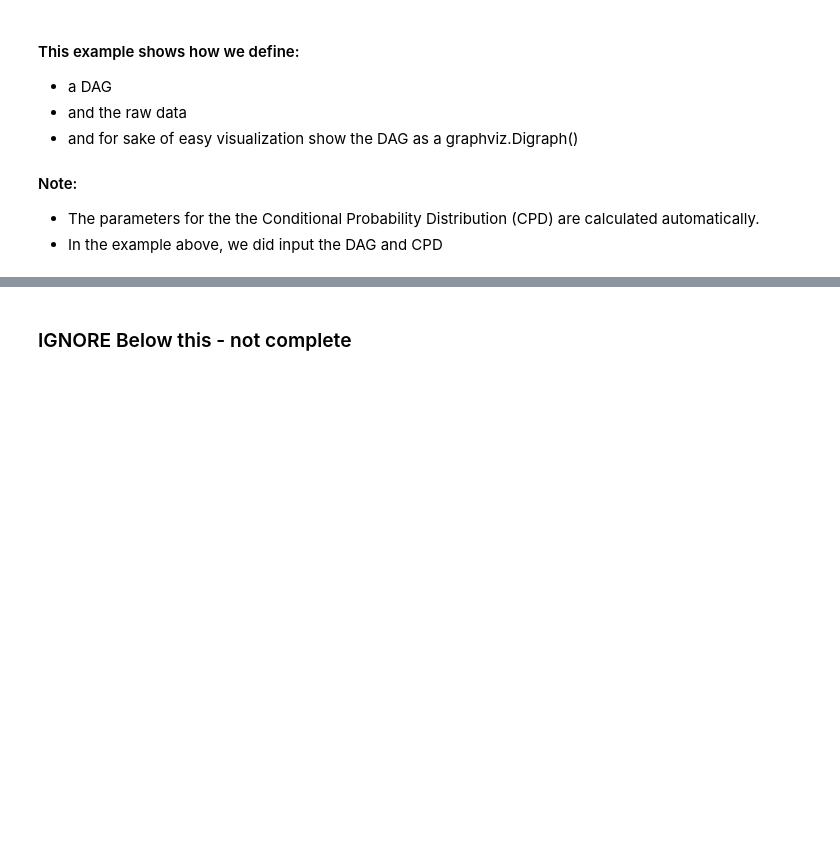
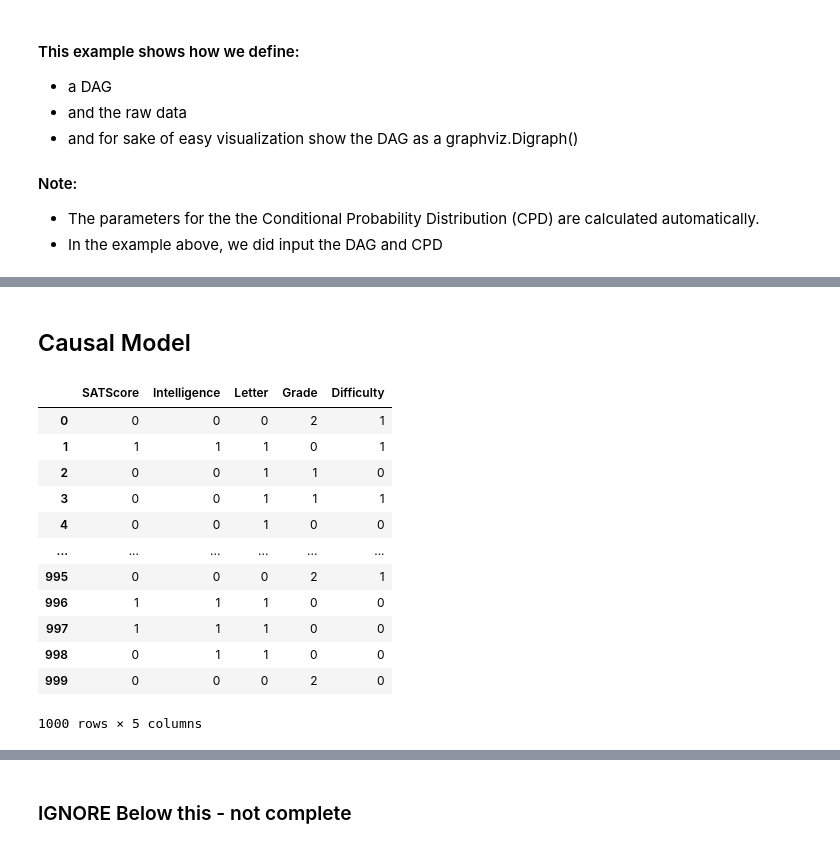
Before and after one commit to bjoydeep/causal-analytics, a Jupyter notebook: introduction.ipynb, the cells around one changed output, grey strips where cells are left out. Saved outputs shown, nothing was run; the diff lists cells and outputs as text; code cells hidden in the pictures; blank space fills up the shorter version.

```diff
--- a/introduction.ipynb
+++ b/introduction.ipynb
@@ -409,3 +426,22 @@ random.edge('D','C')
 random
 # %% [output]
 [drawing not drawn]
+# %% [markdown]
+## Causal Model
+# %%
+df =student_model.simulate(n_samples=1000)
+df
+# %% [output]
+|  | SATScore | Intelligence | Letter | Grade | Difficulty |
+| 0 | 0 | 0 | 0 | 2 | 1 |
+| 1 | 1 | 1 | 1 | 0 | 1 |
+| 2 | 0 | 0 | 1 | 1 | 0 |
+| 3 | 0 | 0 | 1 | 1 | 1 |
+| 4 | 0 | 0 | 1 | 0 | 0 |
+| ... | ... | ... | ... | ... | ... |
+| 995 | 0 | 0 | 0 | 2 | 1 |
+| 996 | 1 | 1 | 1 | 0 | 0 |
+| 997 | 1 | 1 | 1 | 0 | 0 |
+| 998 | 0 | 1 | 1 | 0 | 0 |
+| 999 | 0 | 0 | 0 | 2 | 0 |
+1000 rows × 5 columns
```
Also changed, not shown: parts of 22 cells of this notebook, 1 other file.
